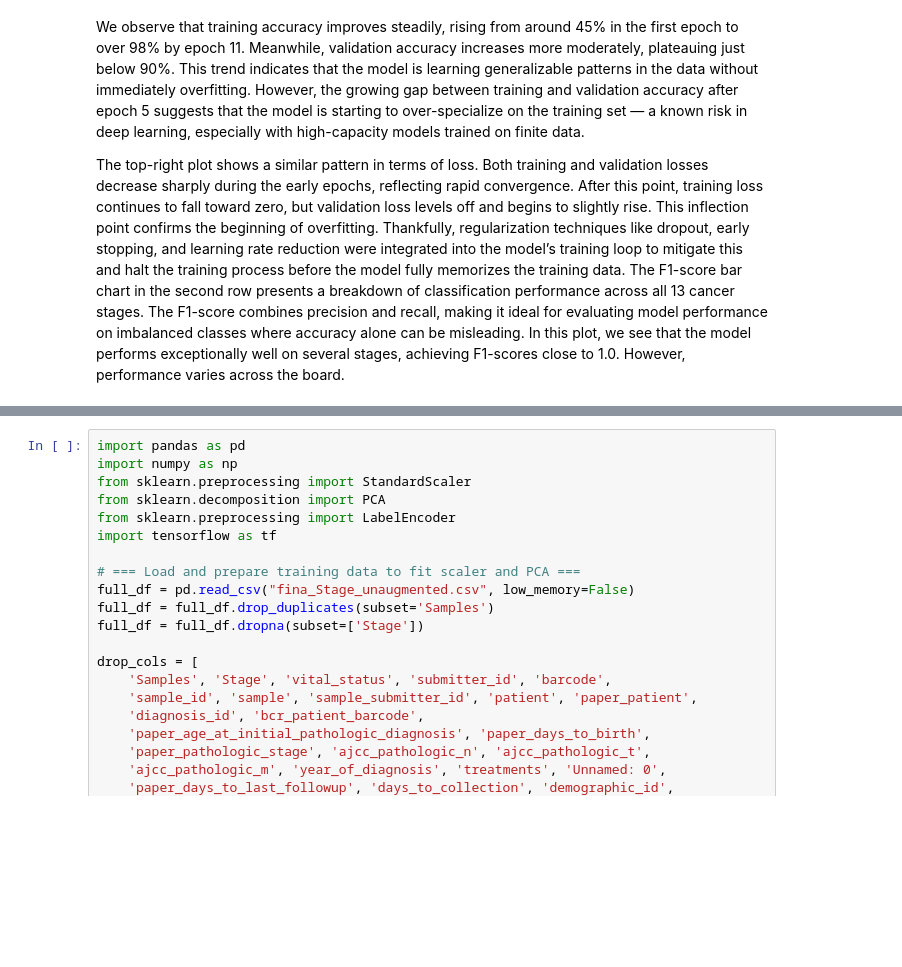
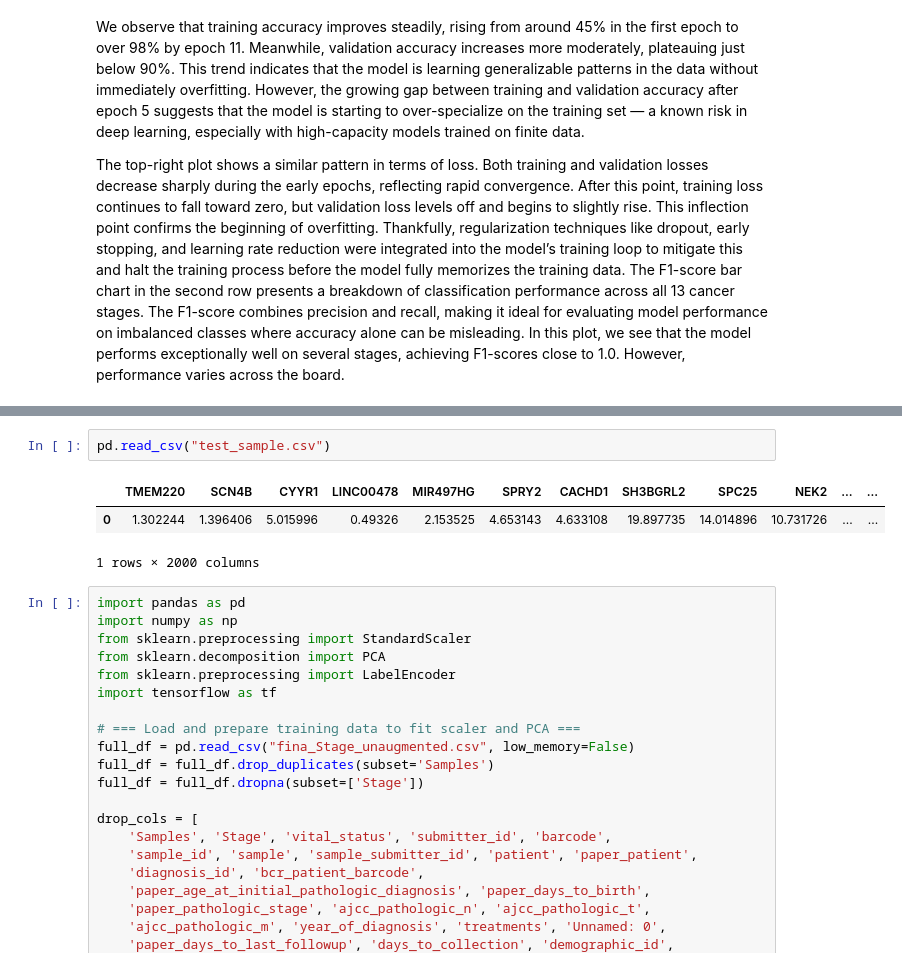
Before and after one commit to ANikfarjam/GeneScope, a Jupyter notebook: BackEnd/Marimo_server/Mls_yar_DELETE/MLs_YAR_TMP.ipynb, the cells around one changed output, grey strips where cells are left out. Drawn from its saved outputs; the diff is of its cells as text; blank space fills up the shorter version.

```diff
--- a/BackEnd/Marimo_server/Mls_yar_DELETE/MLs_YAR_TMP.ipynb
+++ b/BackEnd/Marimo_server/Mls_yar_DELETE/MLs_YAR_TMP.ipynb
@@ -301,3 +332,9 @@ print("✅ Sample saved to test_sample.csv")
+# %%
+pd.read_csv("test_sample.csv")
+# %% [output]
+|  | TMEM220 | SCN4B | CYYR1 | LINC00478 | MIR497HG | SPRY2 | CACHD1 | SH3BGRL2 | SPC25 | NEK2 | ... | ... |
+| 0 | 1.302244 | 1.396406 | 5.015996 | 0.49326 | 2.153525 | 4.653143 | 4.633108 | 19.897735 | 14.014896 | 10.731726 | ... | ... |
+1 rows × 2000 columns
 # %%
 import pandas as pd
 import numpy as np
```
Also changed, not shown: parts of 5 cells of this notebook, 2 other files.
